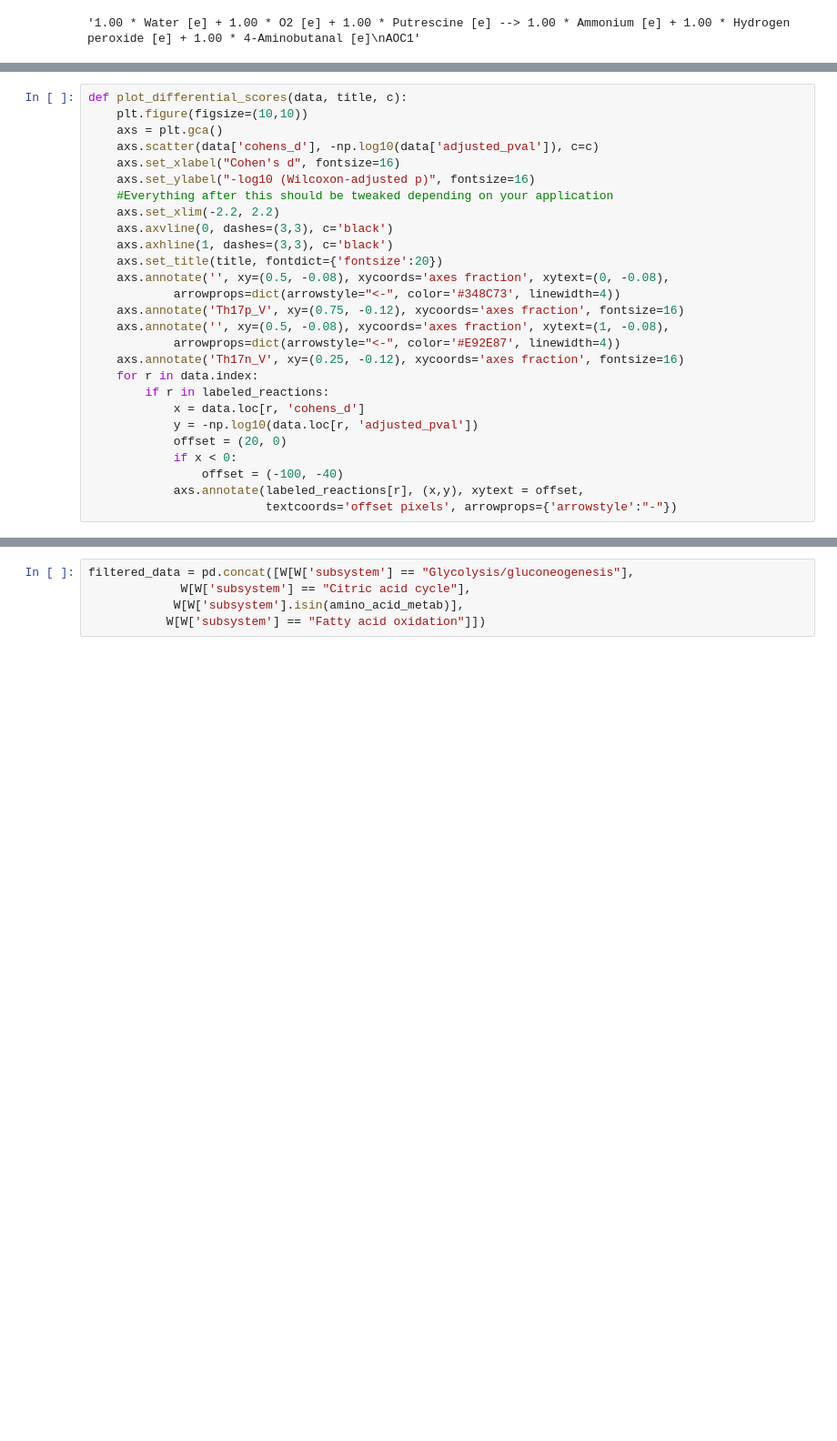
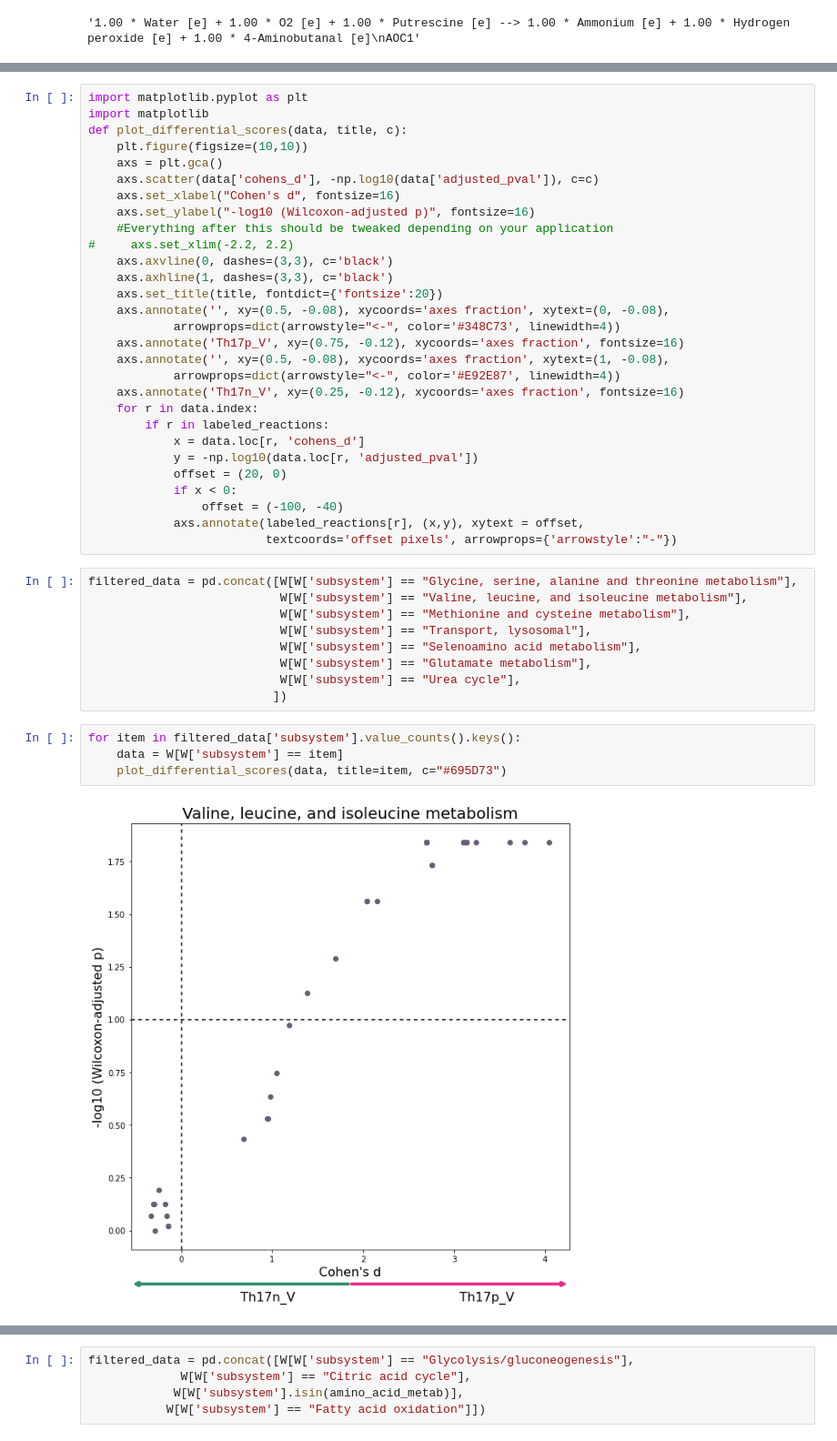
Before and after one commit to z2e2/metabolic_analysis, a Jupyter notebook: 2_Compass_data.ipynb, the cells around one changed output, grey strips where cells are left out. Shown: that part at 91% size. Cells and saved outputs as stored; diff of their text form; blank space fills up the shorter version.

```diff
--- a/2_Compass_data.ipynb
+++ b/2_Compass_data.ipynb
@@ -225,4 +215,6 @@ Counter(gene_set_all).most_common()
 # %%
+import matplotlib.pyplot as plt
+import matplotlib
 def plot_differential_scores(data, title, c):
     plt.figure(figsize=(10,10))
     axs = plt.gca()
@@ -230,7 +222,7 @@ def plot_differential_scores(data, title, c):
     axs.set_xlabel("Cohen's d", fontsize=16)
     axs.set_ylabel("-log10 (Wilcoxon-adjusted p)", fontsize=16)
     #Everything after this should be tweaked depending on your application
-    axs.set_xlim(-2.2, 2.2)
+#     axs.set_xlim(-2.2, 2.2)
     axs.axvline(0, dashes=(3,3), c='black')
     axs.axhline(1, dashes=(3,3), c='black')
     axs.set_title(title, fontdict={'fontsize':20})
@@ -249,3 +241,18 @@ def plot_differential_scores(data, title, c):
                 offset = (-100, -40)
             axs.annotate(labeled_reactions[r], (x,y), xytext = offset,
                          textcoords='offset pixels', arrowprops={'arrowstyle':"-"})
+# %%
+filtered_data = pd.concat([W[W['subsystem'] == "Glycine, serine, alanine and threonine metabolism"],
+                           W[W['subsystem'] == "Valine, leucine, and isoleucine metabolism"],
+                           W[W['subsystem'] == "Methionine and cysteine metabolism"],
+                           W[W['subsystem'] == "Transport, lysosomal"],
+                           W[W['subsystem'] == "Selenoamino acid metabolism"],
+                           W[W['subsystem'] == "Glutamate metabolism"],
+                           W[W['subsystem'] == "Urea cycle"],
+                          ])
+# %%
+for item in filtered_data['subsystem'].value_counts().keys():
+    data = W[W['subsystem'] == item]
+    plot_differential_scores(data, title=item, c="#695D73")
+# %% [output]
+[figure, added]
```
Also changed, not shown: parts of 9 cells of this notebook, 2 other files.
